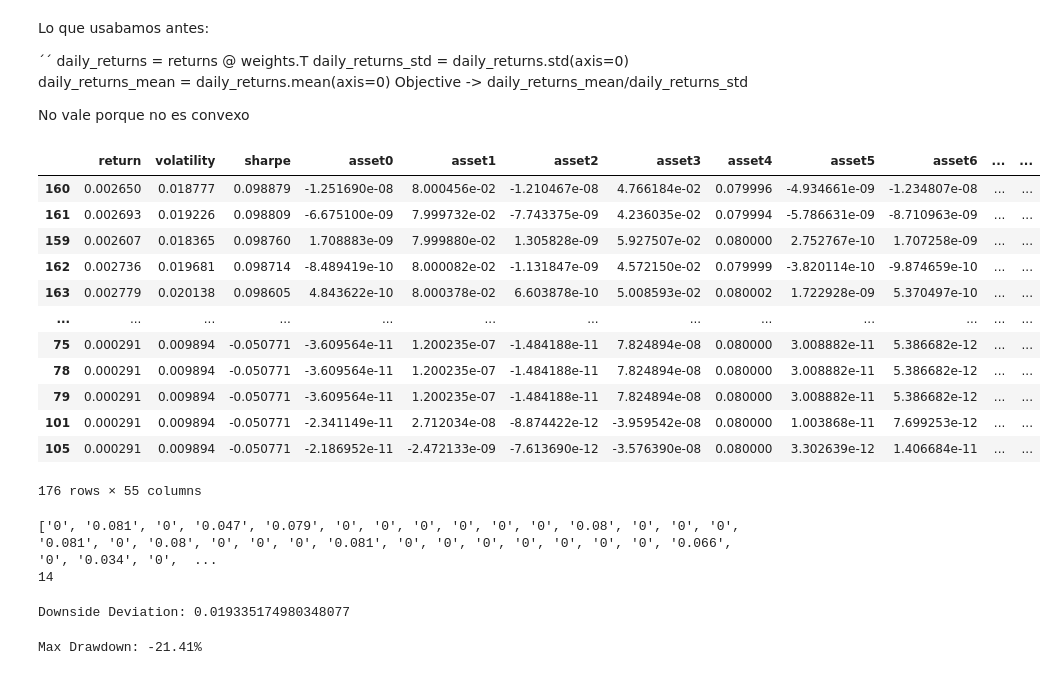
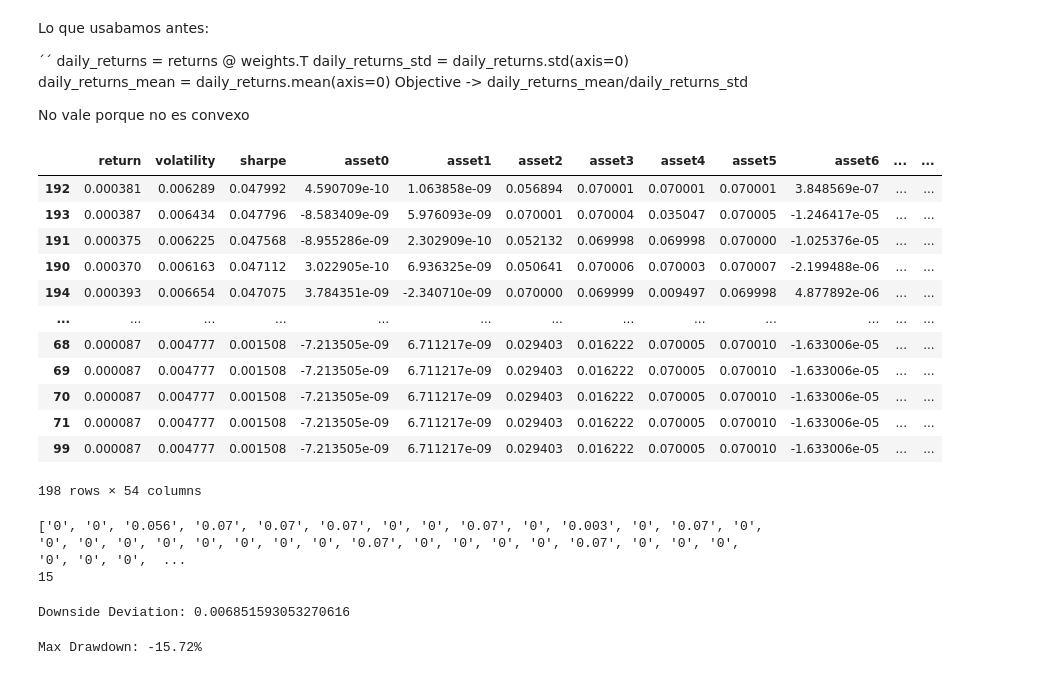
Before and after one commit to Juanjod54/MIAX_TB2.4, a Jupyter notebook: gestion_carteras.ipynb, the cells around one changed output. Saved outputs shown, nothing was run; the diff lists cells and outputs as text; code cells hidden in the pictures.

```diff
--- a/gestion_carteras.ipynb
+++ b/gestion_carteras.ipynb
@@ -66,7 +64,7 @@ def get_data(csv=True):
         return yf.download(tickers, period="2y", interval="1d")['Close'].pct_change().dropna()
 # %%
 
-returns = get_data(csv=False)
+returns = get_data(csv=True)
 if not len(returns):
     exit(-1)
 
@@ -92,7 +89,7 @@ for asset, _ in returns.items():
 
 # Obtenemos la correlacion absoluta
 correlations = returns.corr().abs()
-correlated = correlations[(correlations >= 0.85) & (correlations < 1)].stack()
+correlated = correlations[(correlations >= 0.8) & (correlations < 1)].stack()
 
 for (a, b), _ in correlated.items():
     if a in drop or b in drop:
@@ -130,7 +127,7 @@ No vale porque no es convexo
 # %%
 import cvxpy as cp
 
-# Los assets con correlacion inferior al 85% y curtosis < 6 y el activo de renta fija
+# Los assets con correlacion inferior al 80% y curtosis <= 6 y el activo de renta fija
 n_assets = len(returns.iloc[0]) + 1
 
 returns_cov = returns.cov()
@@ -145,50 +142,49 @@ best_weights = cp.Variable(n_assets)
 portfolio_returns = returns_means.T @ best_weights
 # La renta fija no afecta a la varianza (riesgo 0)
 portfolio_variance = cp.quad_form(best_weights[:-1], returns_cov)
 
 constraints = [
     cp.sum(best_weights) == 1, # Todo el capital debe estar invertido
-    best_weights[:-1] <= 0.08, # No invertimos mas de un 8% en cada activo
+    best_weights[:-1] <= 0.07, # No invertimos mas de un 7% en cada activo
     best_weights[-1] <= 0.1, # El activo de renta fija debe pesar como mucho un 10%
     best_weights >= 0, # No se permiten posiciones cortas
-    best_weights[drop_indexes] == 0 # Evitamos dar peso a los activos muy relacionados
+    best_weights[drop_indexes] == 0 # Evitamos dar peso a los activos muy relacionados o con curtosis alta
 ]
 
 results = []
-rf_daily = 0.2/252
+rf_daily = 0.02/252
 for r_target in np.linspace(min_expected_ret_daily, max_expected_ret_daily, 200):
 
     r_constraints = constraints + [best_weights @ returns_means >= r_target]
 
     problem = cp.Problem(cp.Minimize(portfolio_variance), r_constraints)
-
-    problem.solve()
+    problem.solve(solver=cp.OSQP, warm_start=True)
 
     if best_weights.value is not None:
         ret = portfolio_returns.value
         vol = np.sqrt(portfolio_variance.value)
         sharpe_ratio = (ret - rf_daily) / vol if vol > 0 else 0
         row = np.concatenate([[ret], [vol], [sharpe_ratio], best_weights.value])
         results.append(row)
 
 columns = ["return", "volatility", "sharpe"] + [f"asset{i}" for i in range(n_assets - 1)] + ["Renta Fija"]
 portfolio_results = pd.DataFrame(results, columns=columns)
 portfolio_results = portfolio_results.sort_values(by="sharpe", ascending=False)
 portfolio_results
 # %% [output]
 |  | return | volatility | sharpe | asset0 | asset1 | asset2 | asset3 | asset4 | asset5 | asset6 | ... | ... |
-| 160 | 0.002650 | 0.018777 | 0.098879 | -1.251690e-08 | 8.000456e-02 | -1.210467e-08 | 4.766184e-02 | 0.079996 | -4.934661e-09 | -1.234807e-08 | ... | ... |
-| 161 | 0.002693 | 0.019226 | 0.098809 | -6.675100e-09 | 7.999732e-02 | -7.743375e-09 | 4.236035e-02 | 0.079994 | -5.786631e-09 | -8.710963e-09 | ... | ... |
-| 159 | 0.002607 | 0.018365 | 0.098760 | 1.708883e-09 | 7.999880e-02 | 1.305828e-09 | 5.927507e-02 | 0.080000 | 2.752767e-10 | 1.707258e-09 | ... | ... |
-| 162 | 0.002736 | 0.019681 | 0.098714 | -8.489419e-10 | 8.000082e-02 | -1.131847e-09 | 4.572150e-02 | 0.079999 | -3.820114e-10 | -9.874659e-10 | ... | ... |
-| 163 | 0.002779 | 0.020138 | 0.098605 | 4.843622e-10 | 8.000378e-02 | 6.603878e-10 | 5.008593e-02 | 0.080002 | 1.722928e-09 | 5.370497e-10 | ... | ... |
+| 192 | 0.000381 | 0.006289 | 0.047992 | 4.590709e-10 | 1.063858e-09 | 0.056894 | 0.070001 | 0.070001 | 0.070001 | 3.848569e-07 | ... | ... |
+| 193 | 0.000387 | 0.006434 | 0.047796 | -8.583409e-09 | 5.976093e-09 | 0.070001 | 0.070004 | 0.035047 | 0.070005 | -1.246417e-05 | ... | ... |
+| 191 | 0.000375 | 0.006225 | 0.047568 | -8.955286e-09 | 2.302909e-10 | 0.052132 | 0.069998 | 0.069998 | 0.070000 | -1.025376e-05 | ... | ... |
+| 190 | 0.000370 | 0.006163 | 0.047112 | 3.022905e-10 | 6.936325e-09 | 0.050641 | 0.070006 | 0.070003 | 0.070007 | -2.199488e-06 | ... | ... |
+| 194 | 0.000393 | 0.006654 | 0.047075 | 3.784351e-09 | -2.340710e-09 | 0.070000 | 0.069999 | 0.009497 | 0.069998 | 4.877892e-06 | ... | ... |
 | ... | ... | ... | ... | ... | ... | ... | ... | ... | ... | ... | ... | ... |
-| 75 | 0.000291 | 0.009894 | -0.050771 | -3.609564e-11 | 1.200235e-07 | -1.484188e-11 | 7.824894e-08 | 0.080000 | 3.008882e-11 | 5.386682e-12 | ... | ... |
-| 78 | 0.000291 | 0.009894 | -0.050771 | -3.609564e-11 | 1.200235e-07 | -1.484188e-11 | 7.824894e-08 | 0.080000 | 3.008882e-11 | 5.386682e-12 | ... | ... |
-| 79 | 0.000291 | 0.009894 | -0.050771 | -3.609564e-11 | 1.200235e-07 | -1.484188e-11 | 7.824894e-08 | 0.080000 | 3.008882e-11 | 5.386682e-12 | ... | ... |
-| 101 | 0.000291 | 0.009894 | -0.050771 | -2.341149e-11 | 2.712034e-08 | -8.874422e-12 | -3.959542e-08 | 0.080000 | 1.003868e-11 | 7.699253e-12 | ... | ... |
-| 105 | 0.000291 | 0.009894 | -0.050771 | -2.186952e-11 | -2.472133e-09 | -7.613690e-12 | -3.576390e-08 | 0.080000 | 3.302639e-12 | 1.406684e-11 | ... | ... |
+| 68 | 0.000087 | 0.004777 | 0.001508 | -7.213505e-09 | 6.711217e-09 | 0.029403 | 0.016222 | 0.070005 | 0.070010 | -1.633006e-05 | ... | ... |
+| 69 | 0.000087 | 0.004777 | 0.001508 | -7.213505e-09 | 6.711217e-09 | 0.029403 | 0.016222 | 0.070005 | 0.070010 | -1.633006e-05 | ... | ... |
+| 70 | 0.000087 | 0.004777 | 0.001508 | -7.213505e-09 | 6.711217e-09 | 0.029403 | 0.016222 | 0.070005 | 0.070010 | -1.633006e-05 | ... | ... |
+| 71 | 0.000087 | 0.004777 | 0.001508 | -7.213505e-09 | 6.711217e-09 | 0.029403 | 0.016222 | 0.070005 | 0.070010 | -1.633006e-05 | ... | ... |
+| 99 | 0.000087 | 0.004777 | 0.001508 | -7.213505e-09 | 6.711217e-09 | 0.029403 | 0.016222 | 0.070005 | 0.070010 | -1.633006e-05 | ... | ... |
-176 rows × 55 columns
+198 rows × 54 columns
 # %%
 # Esta funcion ha sido desarrollada por Gemini 3 en su totalidad, se ha limpiado para adaptarla a
 def round_weights(weights, decimals=3):
@@ -213,8 +209,8 @@ pesos_limpios = [f"{p:g}" for p in rounded_weights]
 print(pesos_limpios)
 print(len(rounded_weights[rounded_weights > 0]))
 # %% [output]
-['0', '0.081', '0', '0.047', '0.079', '0', '0', '0', '0', '0', '0', '0.08', '0', '0', '0', '0.081', '0', '0.08', '0', '0', '0', '0.081', '0', '0', '0', '0', '0', '0', '0', '0.066', '0', '0.034', '0',  ...
-14
+['0', '0', '0.056', '0.07', '0.07', '0.07', '0', '0', '0.07', '0', '0.003', '0', '0.07', '0', '0', '0', '0', '0', '0', '0', '0', '0', '0.07', '0', '0', '0', '0', '0.07', '0', '0', '0', '0', '0', '0',  ...
+15
 # %%
 # Sortino (Gemini 3)
 
@@ -222,7 +218,7 @@ print(len(rounded_weights[rounded_weights > 0]))
 portfolio_daily_returns = returns.values @ np.array(rounded_weights[:-1])
 
 # 2. Definimos el umbral (Tasa libre de riesgo diaria)
-rf_diaria = 0.000079
+rf_diaria = 0.02/252
 
 # 3. Filtramos solo los retornos que fueron menores que la RF
 excess_returns = portfolio_daily_returns - rf_diaria
@@ -232,7 +228,7 @@ downside_diff = excess_returns[excess_returns < 0]
 downside_deviation = np.sqrt(np.mean(downside_diff**2))
 print("Downside Deviation:", downside_deviation)
 # %% [output]
-Downside Deviation: 0.019335174980348077
+Downside Deviation: 0.006851593053270616
 # %%
 import numpy as np
 
@@ -253,4 +249,4 @@ mdd = drawdowns.min()
 
 print(f"Max Drawdown: {mdd * 100:.2f}%")
 # %% [output]
-Max Drawdown: -21.41%
+Max Drawdown: -15.72%
```
Also changed, not shown: parts of 3 cells of this notebook.
